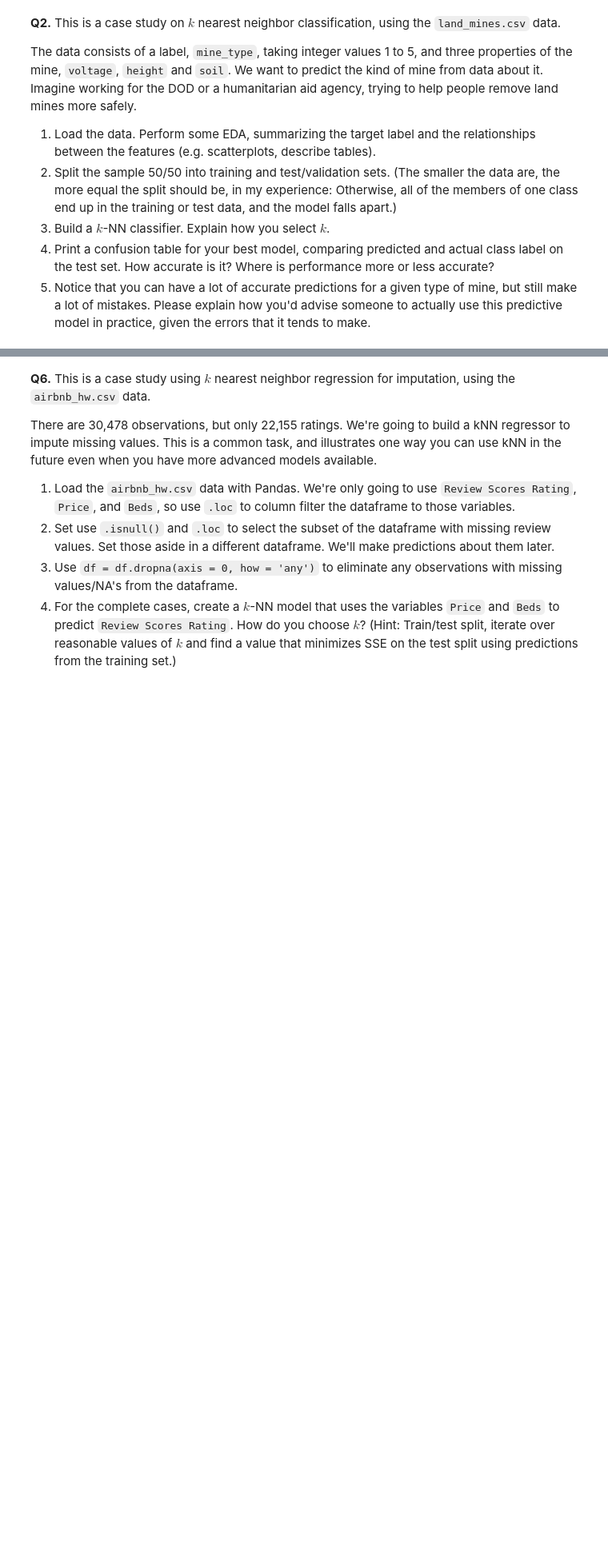
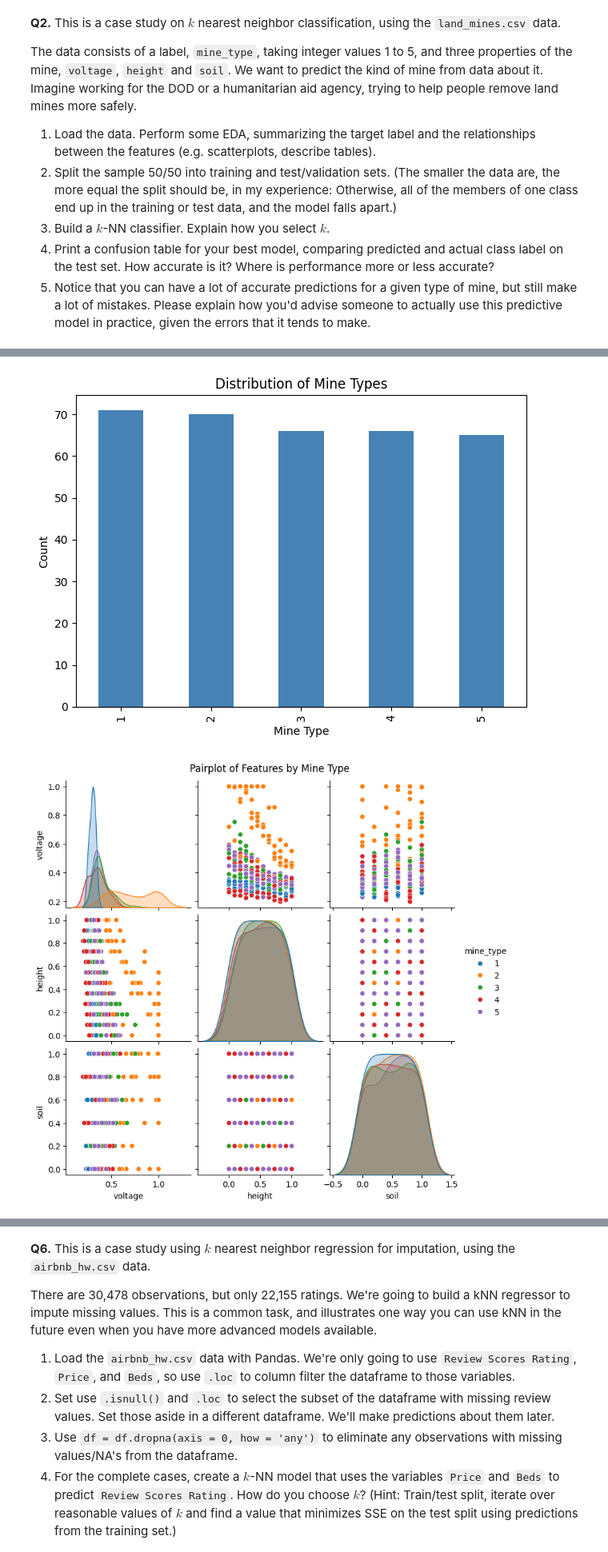
Before and after one commit to qnq9yy/undergrad_ml_assignments, a Jupyter notebook: 02_assignment_knn.ipynb, the cells around one changed output, grey strips where cells are left out. Shown at 80% size. Saved outputs shown, nothing was run; the diff lists cells and outputs as text; code cells hidden in the pictures; blank space fills up the shorter version.

```diff
--- a/02_assignment_knn.ipynb
+++ b/02_assignment_knn.ipynb
@@ -52,0 +71,23 @@ FileNotFoundError: [Errno 2] No such file or directory: './data/land_mines.csv'
+# %%
+df['mine_type'].value_counts().sort_index().plot(kind='bar', color='steelblue')
+plt.title('Distribution of Mine Types')
+plt.xlabel('Mine Type')
+plt.ylabel('Count')
+plt.tight_layout()
+plt.show()
+
+sns.pairplot(df, hue='mine_type', vars=['voltage', 'height', 'soil'], palette='tab10')
+plt.suptitle('Pairplot of Features by Mine Type', y=1.02)
+plt.show()
+
+fig, axes = plt.subplots(1, 3, figsize=(12, 4))
+for ax, col in zip(axes, ['voltage', 'height', 'soil']):
+    df.boxplot(column=col, by='mine_type', ax=ax)
+    ax.set_title(col)
+    ax.set_xlabel('Mine Type')
+plt.suptitle('')
+plt.tight_layout()
+plt.show()
+# %% [output]
+[figure, added]
+[figure, added]
```
Also changed, not shown: parts of 20 cells of this notebook.
